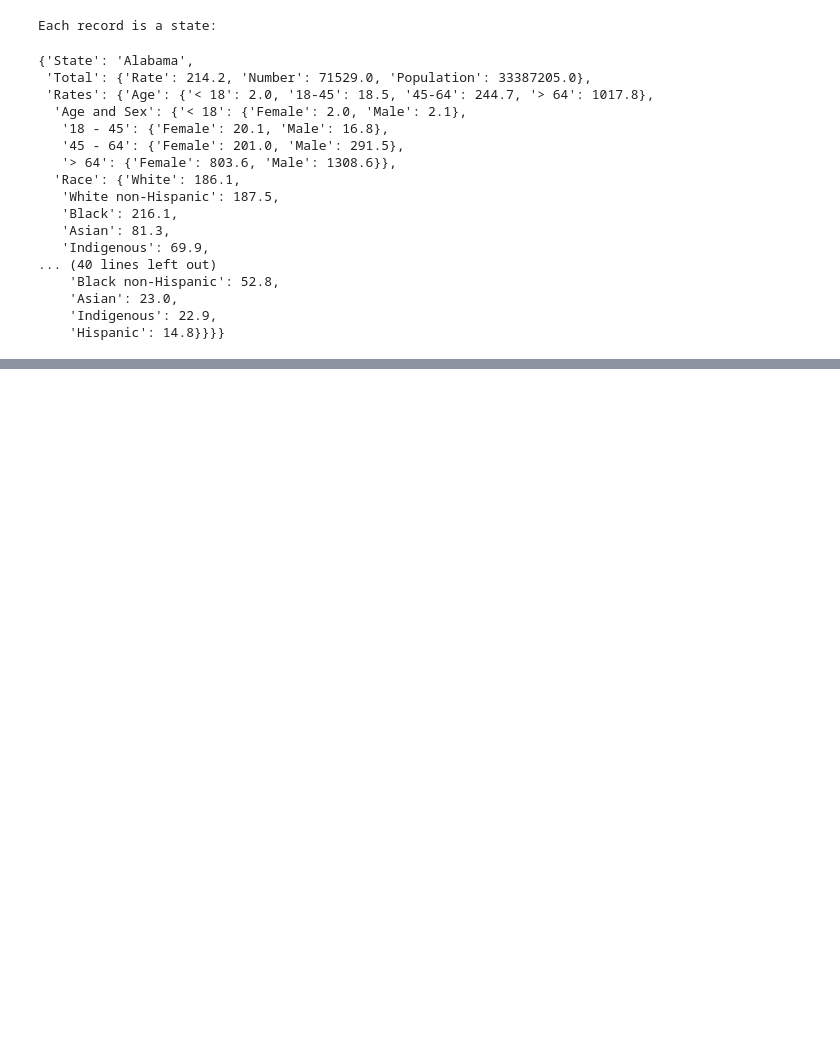
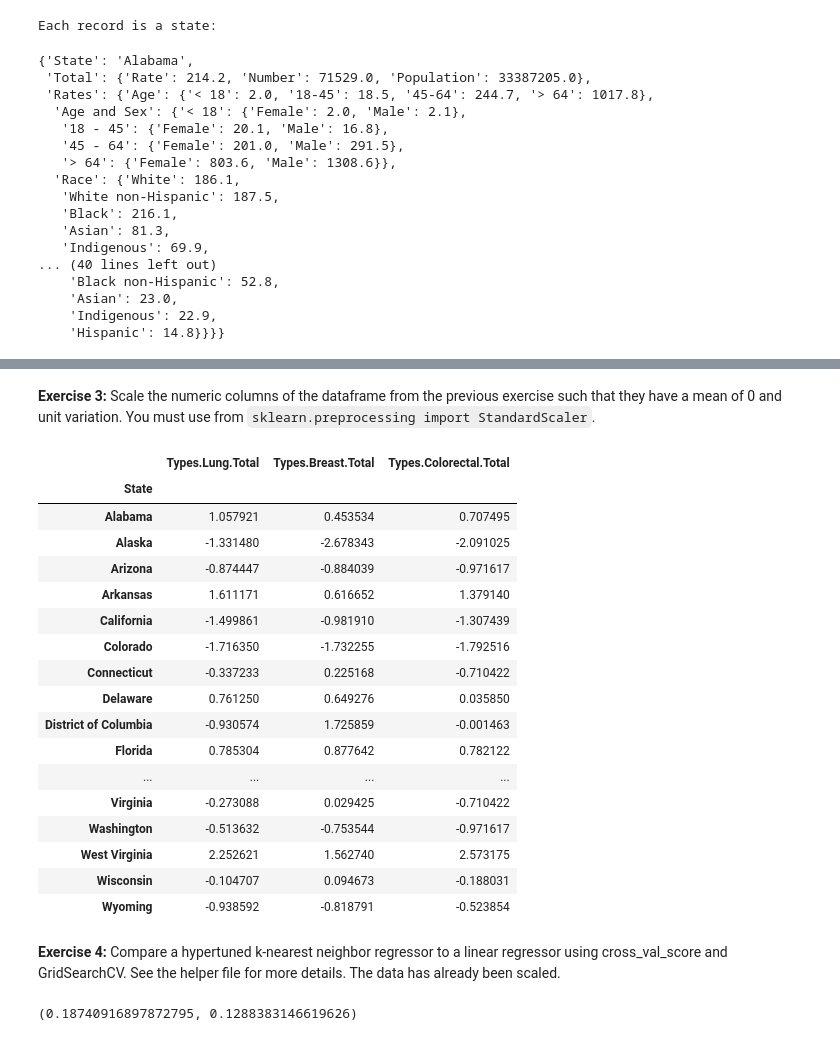
Before and after one commit to anderson-github-classroom-2021-summer/data-301-student, a Jupyter notebook: labs/Lab5.ipynb, the cells around one changed output, grey strips where cells are left out. Saved outputs shown, nothing was run; the diff lists cells and outputs as text; code cells hidden in the pictures; blank space fills up the shorter version.

```diff
--- a/labs/Lab5.ipynb
+++ b/labs/Lab5.ipynb
@@ -163,0 +121,31 @@ with pd.option_context('display.max_rows', None, 'display.max_columns', None):
+# %% [markdown]
+**Exercise 3:** Scale the numeric columns of the dataframe from the previous exercise such that they have a mean of 0 and unit variation. You must use from ``sklearn.preprocessing import StandardScaler``.
+# %%
+df_scaled = Lab5_helper.exercise_3(df)
+df_scaled
+# %% [output]
+|  | Types.Lung.Total | Types.Breast.Total | Types.Colorectal.Total |
+| State |  |  |  |
+| Alabama | 1.057921 | 0.453534 | 0.707495 |
+| Alaska | -1.331480 | -2.678343 | -2.091025 |
+| Arizona | -0.874447 | -0.884039 | -0.971617 |
+| Arkansas | 1.611171 | 0.616652 | 1.379140 |
+| California | -1.499861 | -0.981910 | -1.307439 |
+| Colorado | -1.716350 | -1.732255 | -1.792516 |
+| Connecticut | -0.337233 | 0.225168 | -0.710422 |
+| Delaware | 0.761250 | 0.649276 | 0.035850 |
+| District of Columbia | -0.930574 | 1.725859 | -0.001463 |
+| Florida | 0.785304 | 0.877642 | 0.782122 |
+| ... | ... | ... | ... |
+| Virginia | -0.273088 | 0.029425 | -0.710422 |
+| Washington | -0.513632 | -0.753544 | -0.971617 |
+| West Virginia | 2.252621 | 1.562740 | 2.573175 |
+| Wisconsin | -0.104707 | 0.094673 | -0.188031 |
+| Wyoming | -0.938592 | -0.818791 | -0.523854 |
+# %% [markdown]
+**Exercise 4:** Compare a hypertuned k-nearest neighbor regressor to a linear regressor using cross_val_score and GridSearchCV. See the helper file for more details. The data has already been scaled.
+# %%
+r2_knn,r2_linear = Lab5_helper.exercise_4(df_scaled)
+r2_knn,r2_linear
+# %% [output]
+(0.18740916897872795, 0.1288383146619626)
```
Also changed, not shown: parts of 34 cells of this notebook, 6 other files.
